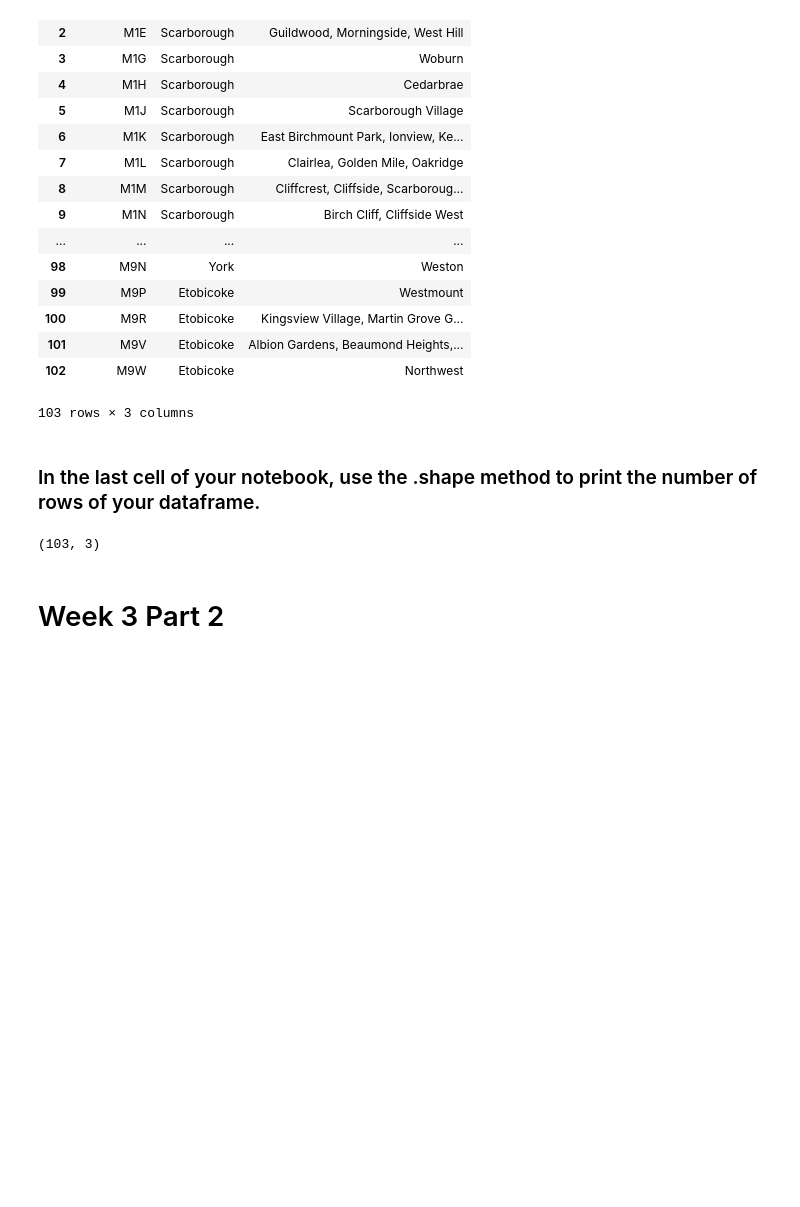
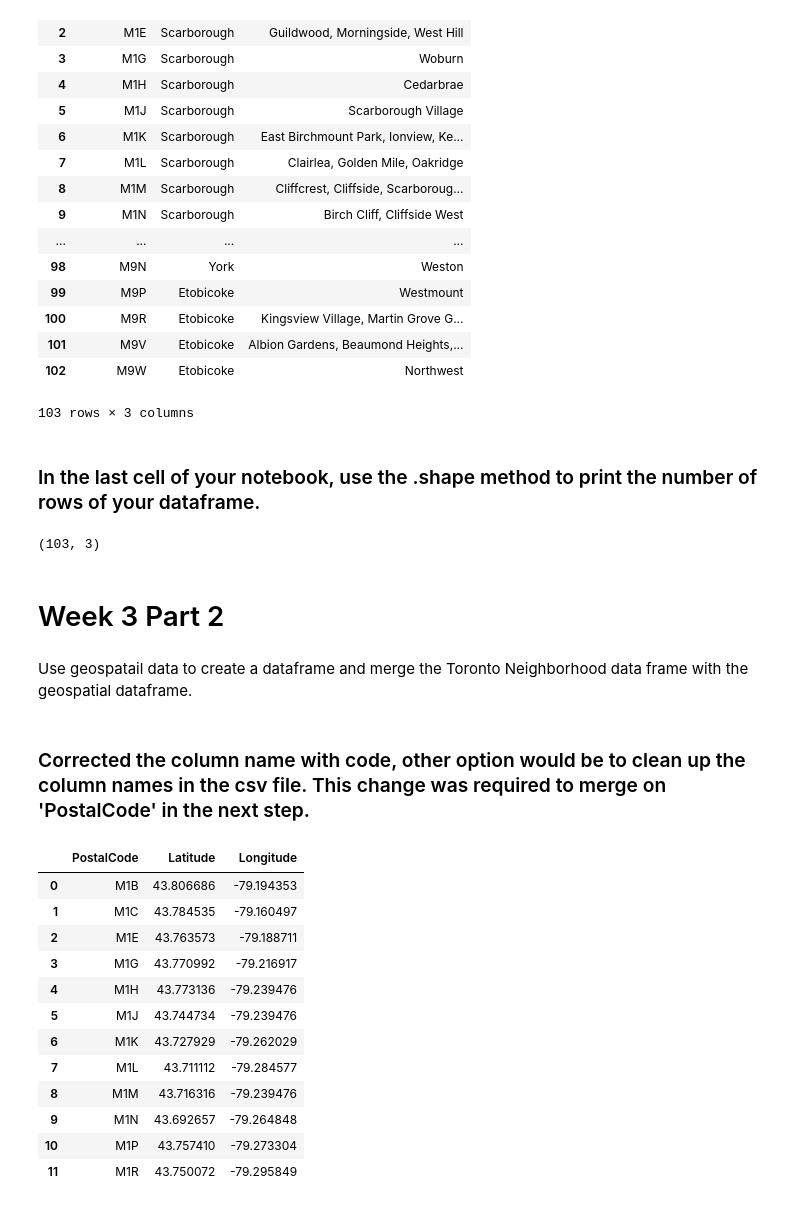
Before and after one commit to scrooksjr/Coursera_Capstone, a Jupyter notebook: Segmenting_Clustering.ipynb, the cells around one changed output. Drawn from its saved outputs; the diff is of its cells as text; code cells hidden in the pictures; blank space fills up the shorter version.

```diff
--- a/Segmenting_Clustering.ipynb
+++ b/Segmenting_Clustering.ipynb
@@ -183,3 +188,5 @@ df.shape
 (103, 3)
 # %% [markdown]
 # Week 3 Part 2
+# %% [markdown]
+Use geospatail data to create a dataframe and merge the Toronto Neighborhood data frame with the geospatial dataframe.
@@ -185,0 +197,20 @@ df.shape
+# %% [markdown]
+### Corrected the column name with code, other option would be to clean up the column names in the csv file. This change was required to merge on 'PostalCode' in the next step.
+# %%
+# clean up the column name and produce dataframe
+geo_data.rename(columns={'Postal Code': 'PostalCode'}, inplace=True)
+geo_data.head(12)
+# %% [output]
+|  | PostalCode | Latitude | Longitude |
+| 0 | M1B | 43.806686 | -79.194353 |
+| 1 | M1C | 43.784535 | -79.160497 |
+| 2 | M1E | 43.763573 | -79.188711 |
+| 3 | M1G | 43.770992 | -79.216917 |
+| 4 | M1H | 43.773136 | -79.239476 |
+| 5 | M1J | 43.744734 | -79.239476 |
+| 6 | M1K | 43.727929 | -79.262029 |
+| 7 | M1L | 43.711112 | -79.284577 |
+| 8 | M1M | 43.716316 | -79.239476 |
+| 9 | M1N | 43.692657 | -79.264848 |
+| 10 | M1P | 43.757410 | -79.273304 |
+| 11 | M1R | 43.750072 | -79.295849 |
```
Also changed, not shown: parts of 6 cells of this notebook.
